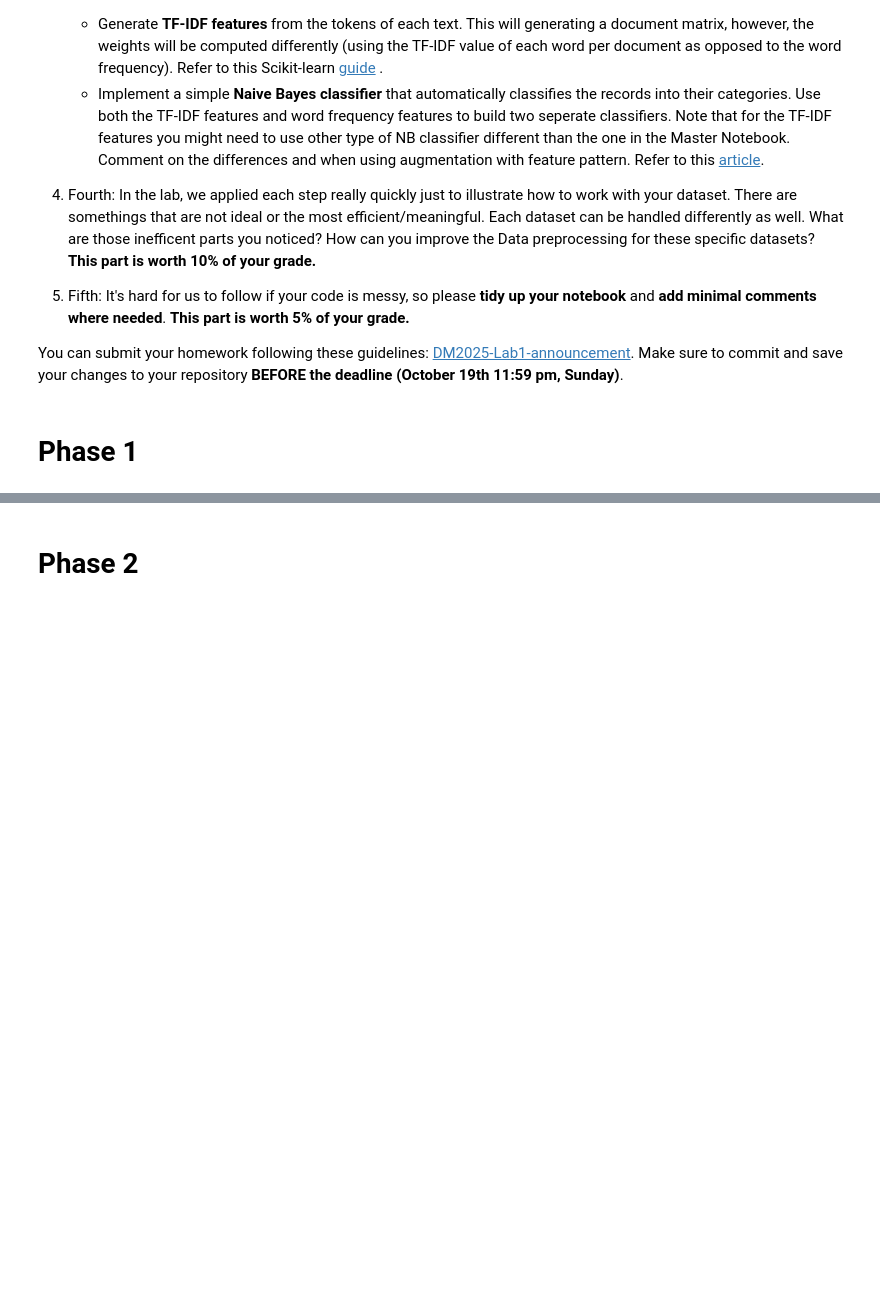
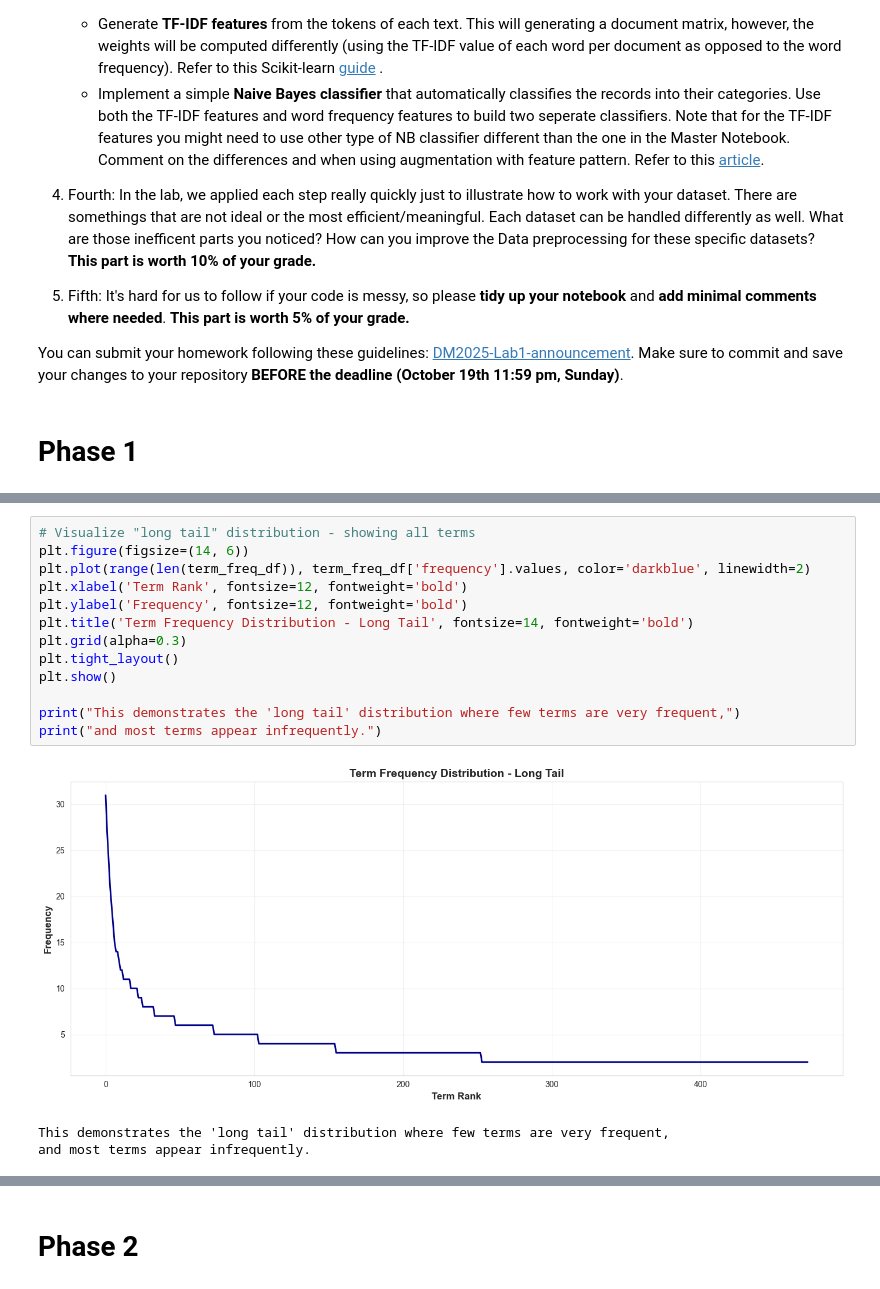
Before and after one commit to BallPoolShark/DM2025-Lab1-Exercise, a Jupyter notebook: DM2025-Lab1-Homework.ipynb, the cells around one changed output, grey strips where cells are left out. Saved outputs shown, nothing was run; the diff lists cells and outputs as text; blank space fills up the shorter version.

```diff
--- a/DM2025-Lab1-Homework.ipynb
+++ b/DM2025-Lab1-Homework.ipynb
@@ -62,0 +393,17 @@ You can submit your homework following these guidelines: [DM2025-Lab1-announceme
+# %%
+# Visualize "long tail" distribution - showing all terms
+plt.figure(figsize=(14, 6))
+plt.plot(range(len(term_freq_df)), term_freq_df['frequency'].values, color='darkblue', linewidth=2)
+plt.xlabel('Term Rank', fontsize=12, fontweight='bold')
+plt.ylabel('Frequency', fontsize=12, fontweight='bold')
+plt.title('Term Frequency Distribution - Long Tail', fontsize=14, fontweight='bold')
+plt.grid(alpha=0.3)
+plt.tight_layout()
+plt.show()
+
+print("This demonstrates the 'long tail' distribution where few terms are very frequent,")
+print("and most terms appear infrequently.")
+# %% [output]
+[figure, added]
+This demonstrates the 'long tail' distribution where few terms are very frequent,
+and most terms appear infrequently.
```
Also changed, not shown: parts of 36 cells of this notebook, 1 other file.
